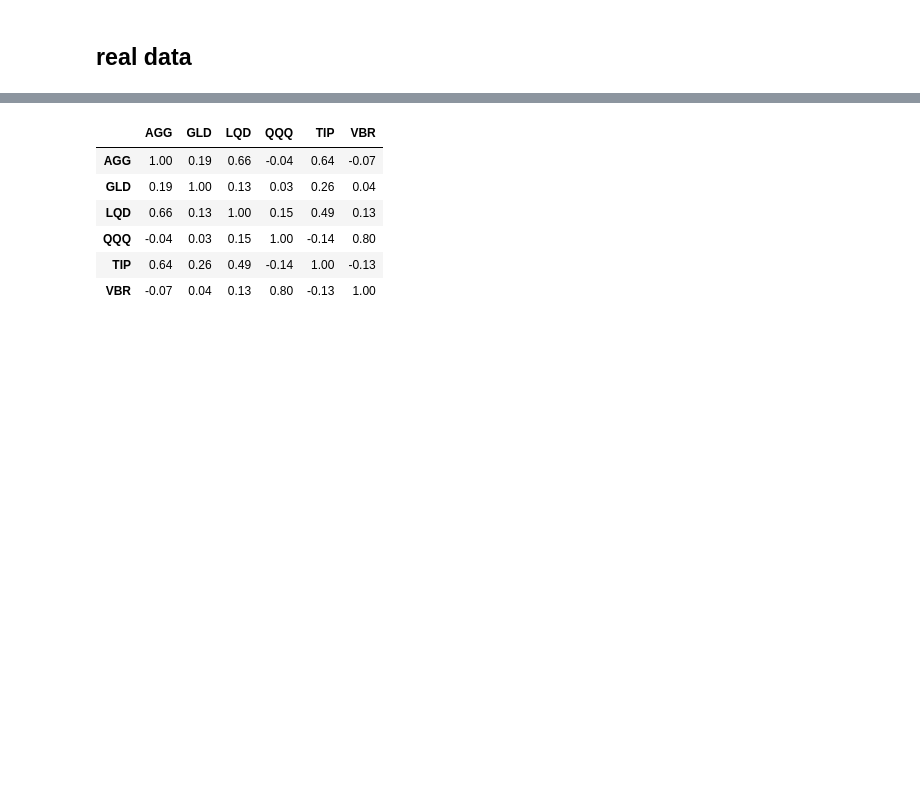
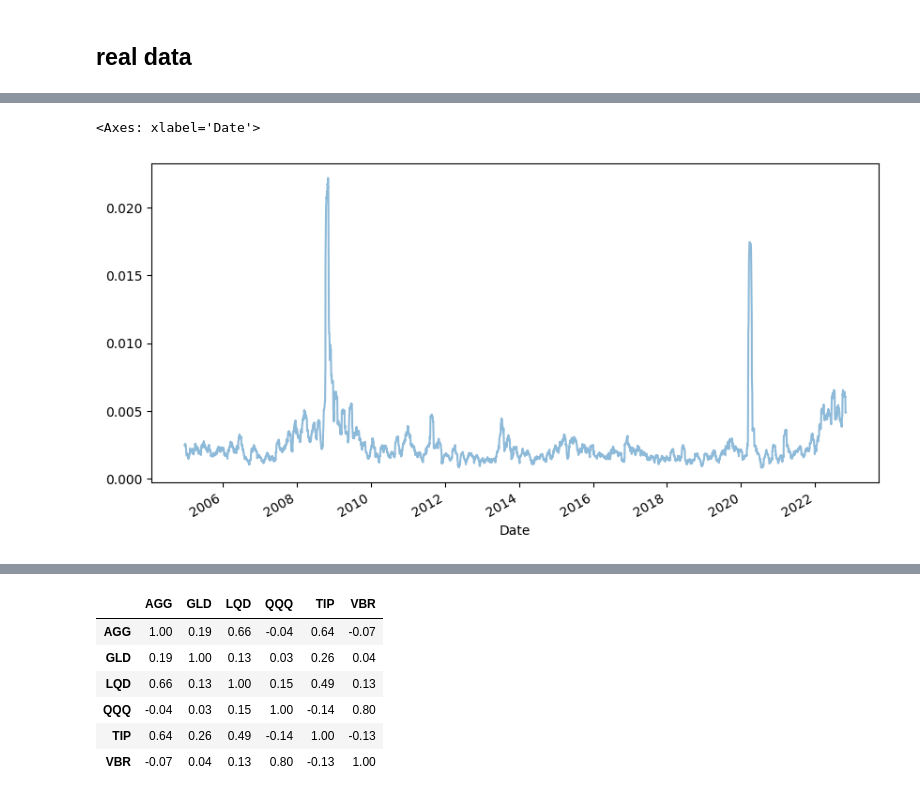
Before and after one commit to toonzzzrock/Meta-Portfolio-Method, a Jupyter notebook: noise _test.ipynb, the cells around one changed output, grey strips where cells are left out. Saved outputs shown, nothing was run; the diff lists cells and outputs as text; code cells hidden in the pictures; blank space fills up the shorter version.

```diff
--- a/noise _test.ipynb
+++ b/noise _test.ipynb
@@ -170,0 +331,5 @@ Kurtosis: [10.45354558  4.06591779 29.01888996  1.9498199   8.80346106  7.030519
+# %%
+X["AGG"].rolling(21).std().plot(alpha = 0.5, figsize=(10, 5))
+# %% [output]
+<Axes: xlabel='Date'>
+[figure, added]
```
Also changed, not shown: parts of 6 cells of this notebook, 5 other files.
